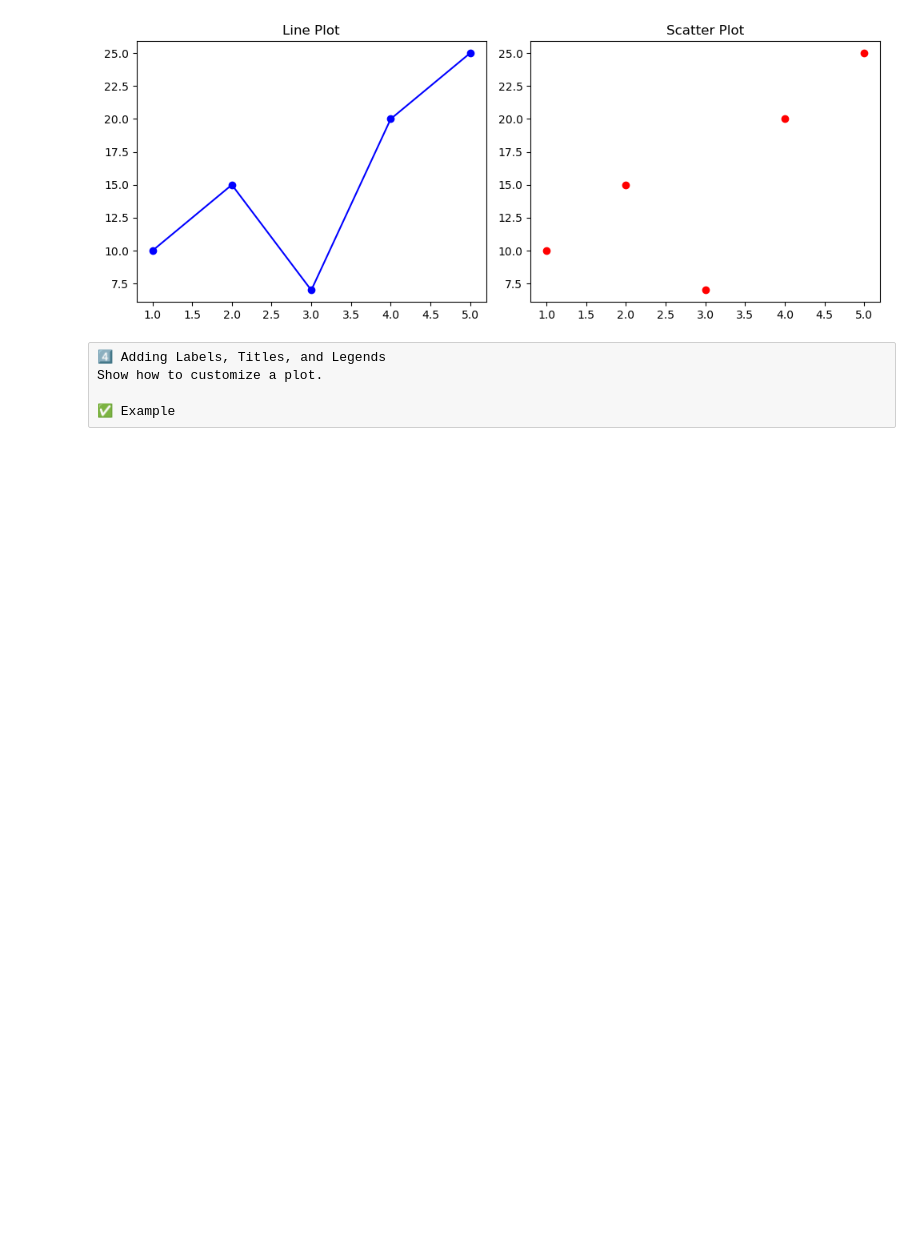
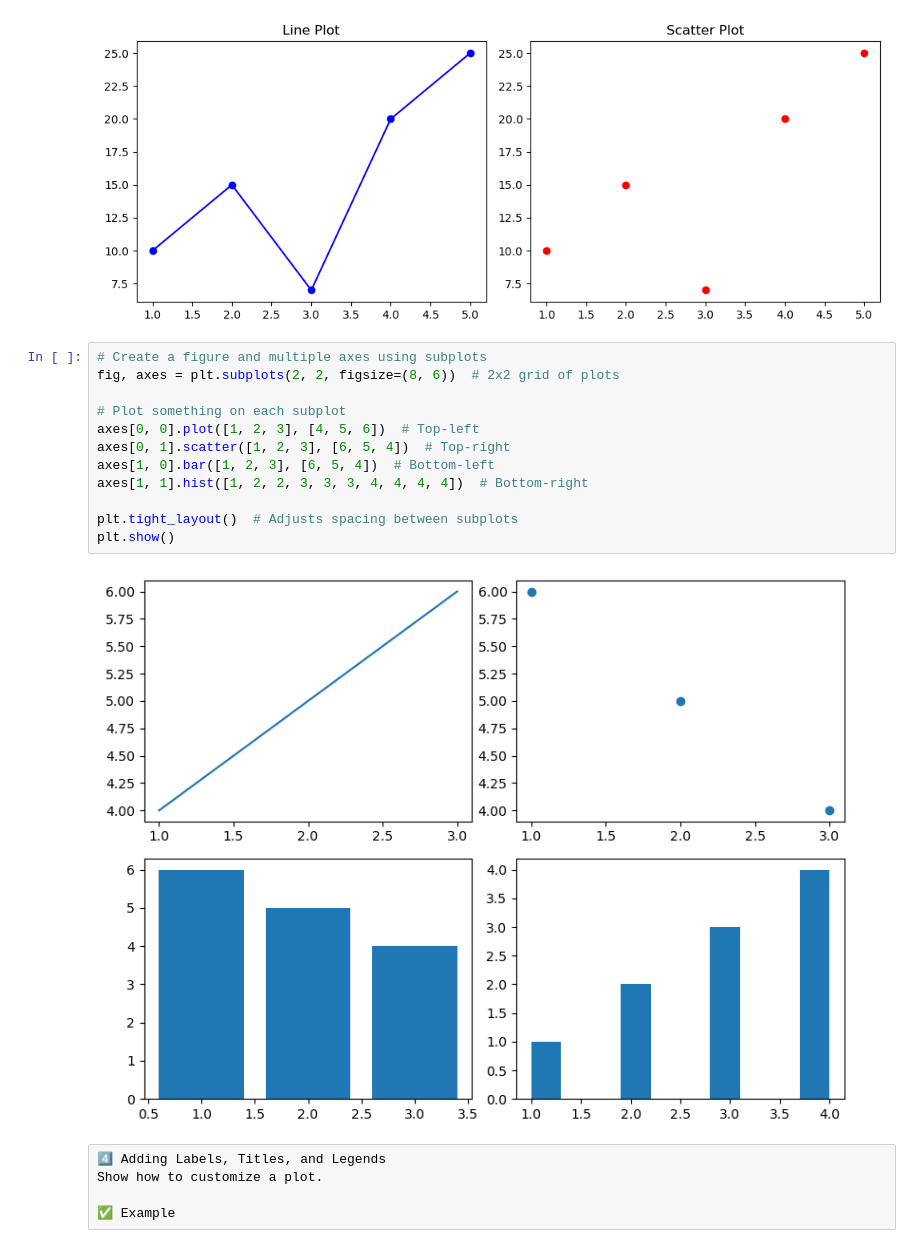
Before and after one commit to vidyadharbendre/learn_advanced_python_using_examples, a Jupyter notebook: notebooks/Advanced/advanced_python_programming_4.ipynb, the cells around one changed output. Cells and saved outputs as stored; diff of their text form; blank space fills up the shorter version.

```diff
--- a/notebooks/Advanced/advanced_python_programming_4.ipynb
+++ b/notebooks/Advanced/advanced_python_programming_4.ipynb
@@ -89,6 +147,20 @@ plt.tight_layout()  # Adjust layout
 plt.show()
 # %% [output]
 [figure]
+# %%
+# Create a figure and multiple axes using subplots
+fig, axes = plt.subplots(2, 2, figsize=(8, 6))  # 2x2 grid of plots
+
+# Plot something on each subplot
+axes[0, 0].plot([1, 2, 3], [4, 5, 6])  # Top-left
+axes[0, 1].scatter([1, 2, 3], [6, 5, 4])  # Top-right
+axes[1, 0].bar([1, 2, 3], [6, 5, 4])  # Bottom-left
+axes[1, 1].hist([1, 2, 2, 3, 3, 3, 4, 4, 4, 4])  # Bottom-right
+
+plt.tight_layout()  # Adjusts spacing between subplots
+plt.show()
+# %% [output]
+[figure, added]
 # %% [raw]
 4️⃣ Adding Labels, Titles, and Legends
 Show how to customize a plot.
```
Also changed, not shown: parts of 4 cells of this notebook, 1 other file.
